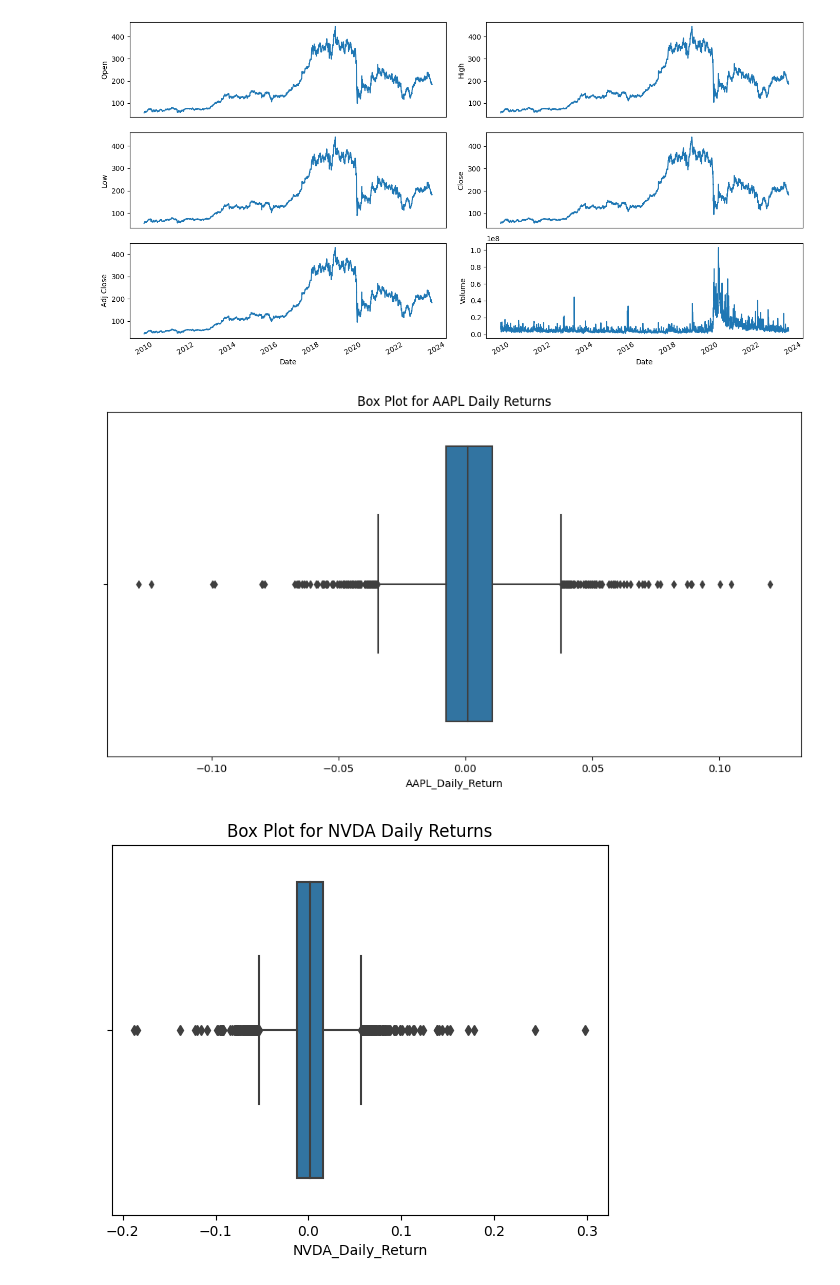
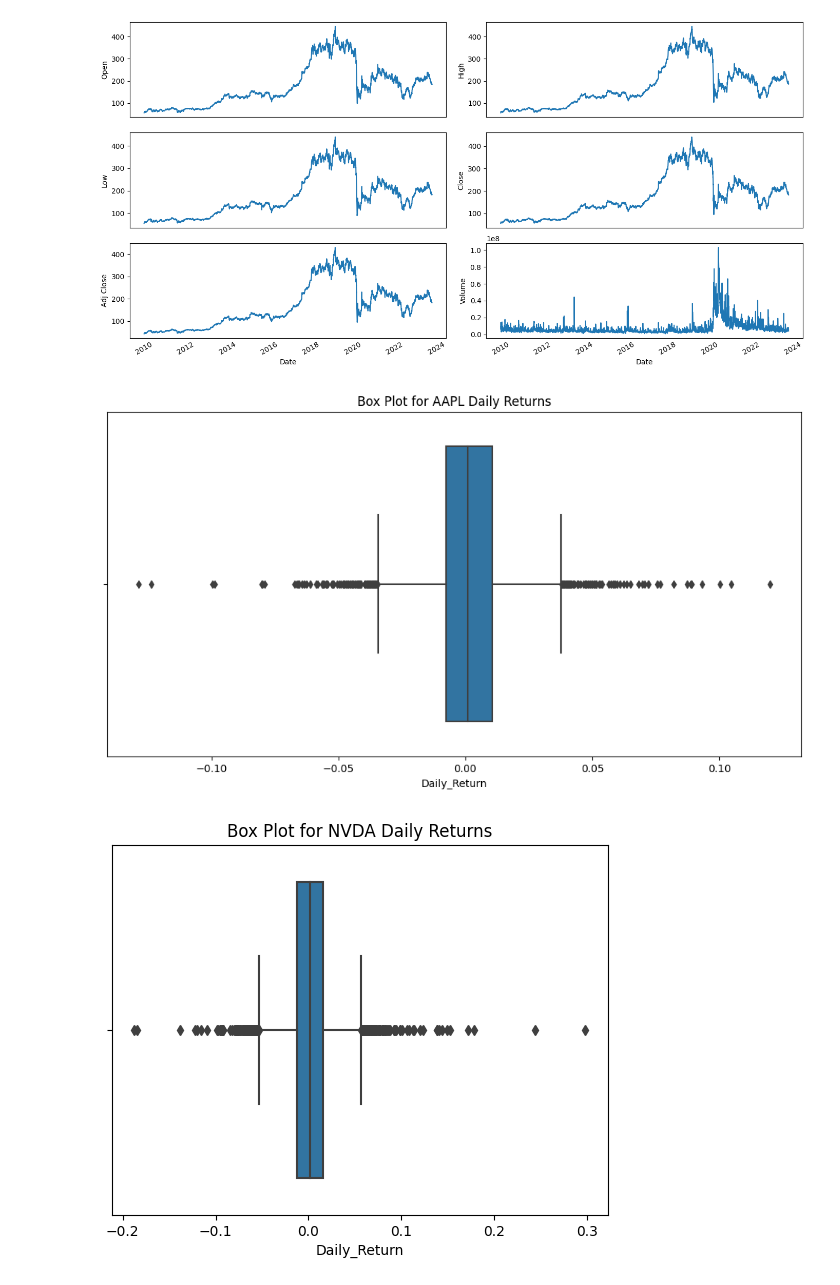
Before and after one commit to Cyrus-Tan/QF209-Machine-Learning-in-Quantitative-Finance-, a Jupyter notebook: MLQF_stock_prices.ipynb, the cells around one changed output. Cells and saved outputs as stored; diff of their text form; code cells hidden in the pictures.

Commit message:
chore: fix multilevel indexing

```diff
--- a/MLQF_stock_prices.ipynb
+++ b/MLQF_stock_prices.ipynb
@@ -316,16 +318,19 @@ Line charts for BA:
 # %%
 # Step 3: Feature Engineering
 # Forecast daily returns by creating return column and analyse possible outliers using boxplot
+
 for stock in stocks:
-    stock_data[f'{stock}_Daily_Return'] = stock_data[stock]['Adj Close'].pct_change()
+    stock_data[stock, 'Daily_Return'] = stock_data[stock]['Adj Close'].pct_change()
+    stock_data = stock_data.sort_index(axis=1)
+# print(stock_data)
 
 # Perform data analysis to identify possible outliers
 plt.figure(figsize=(12, 6))
 for stock in stocks:
-    sns.boxplot(x=stock_data[f'{stock}_Daily_Return'])
+    sns.boxplot(x=stock_data[stock]["Daily_Return"])
     plt.title(f'Box Plot for {stock} Daily Returns')
     plt.show()
     print("\n")
 # %% [output]
-[figure, old version]
+[figure, new version]
-[figure, old version]
+[figure, new version]
```
Also changed, not shown: parts of 8 cells of this notebook.
